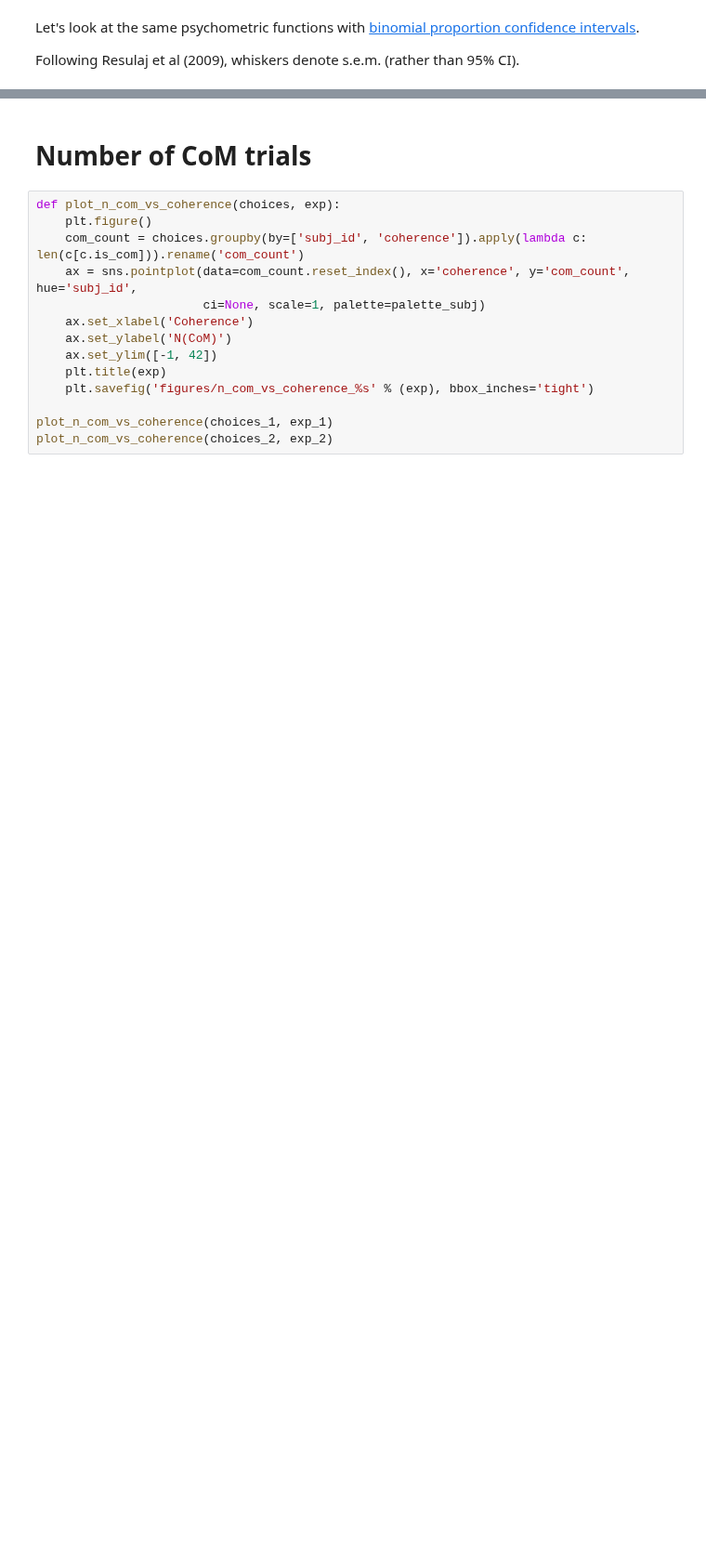
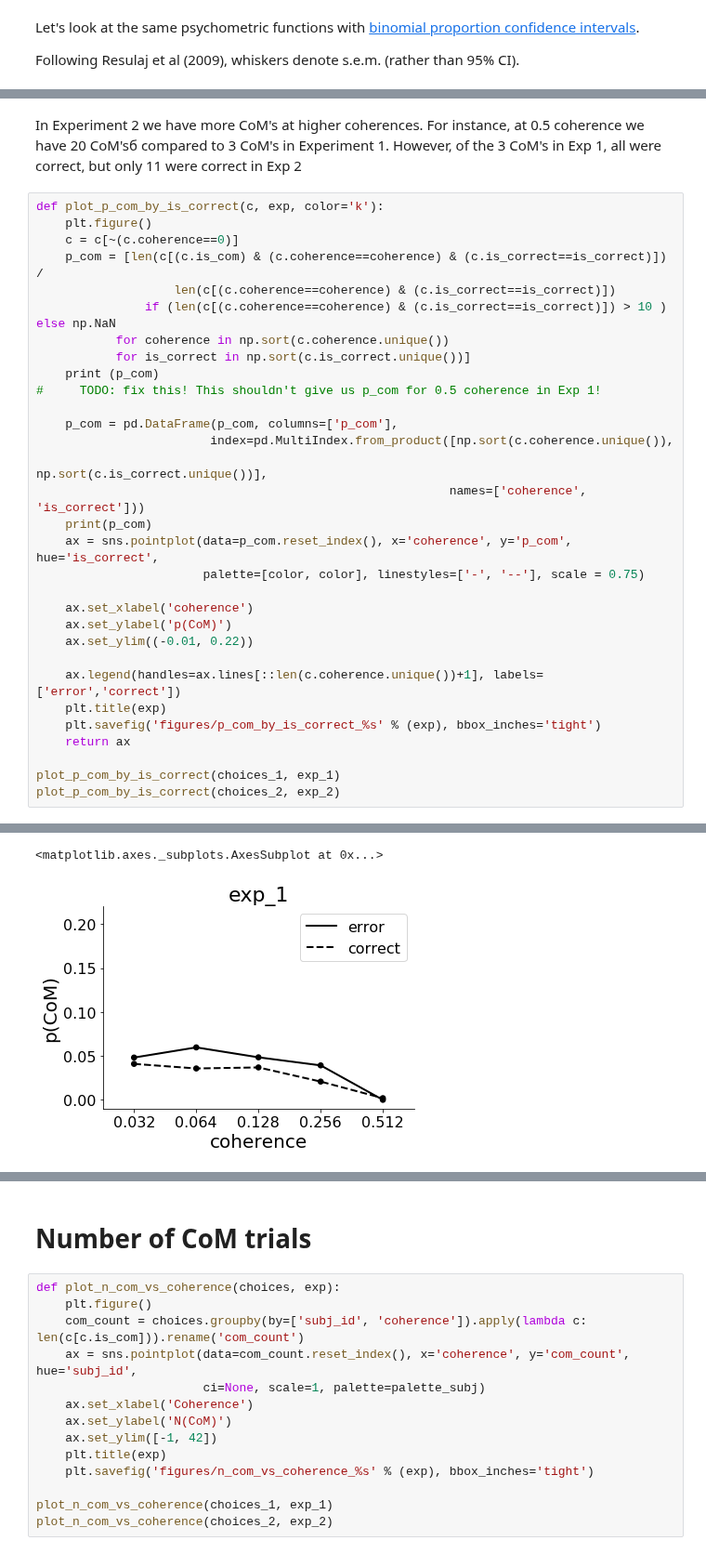
Before and after one commit to cherepaha/eyehandrdk, a Jupyter notebook: psychometrics.ipynb, the cells around one changed output, grey strips where cells are left out. Shown at 93% size. Saved outputs shown, nothing was run; the diff lists cells and outputs as text; blank space fills up the shorter version.

```diff
--- a/psychometrics.ipynb
+++ b/psychometrics.ipynb
@@ -168,0 +221,34 @@ plot_psychometric_function_ci(choices_2, exp_2)
+# %% [markdown]
+In Experiment 2 we have more CoM's at higher coherences. For instance, at 0.5 coherence we have 20 CoM'sб compared to 3 CoM's in Experiment 1. However, of the 3 CoM's in Exp 1, all were correct, but only 11 were correct in Exp 2
+# %%
+def plot_p_com_by_is_correct(c, exp, color='k'):
+    plt.figure()
+    c = c[~(c.coherence==0)]
+    p_com = [len(c[(c.is_com) & (c.coherence==coherence) & (c.is_correct==is_correct)]) /
+                   len(c[(c.coherence==coherence) & (c.is_correct==is_correct)])
+               if (len(c[(c.coherence==coherence) & (c.is_correct==is_correct)]) > 10 ) else np.NaN
+           for coherence in np.sort(c.coherence.unique())
+           for is_correct in np.sort(c.is_correct.unique())]
+    print (p_com)
+#     TODO: fix this! This shouldn't give us p_com for 0.5 coherence in Exp 1!
+
+    p_com = pd.DataFrame(p_com, columns=['p_com'],
+                        index=pd.MultiIndex.from_product([np.sort(c.coherence.unique()),
+                                                          np.sort(c.is_correct.unique())],
+                                                         names=['coherence', 'is_correct']))
+    print(p_com)
+    ax = sns.pointplot(data=p_com.reset_index(), x='coherence', y='p_com', hue='is_correct',
+                       palette=[color, color], linestyles=['-', '--'], scale = 0.75)
+
+    ax.set_xlabel('coherence')
+    ax.set_ylabel('p(CoM)')
+    ax.set_ylim((-0.01, 0.22))
+
+    ax.legend(handles=ax.lines[::len(c.coherence.unique())+1], labels=['error','correct'])
+    plt.title(exp)
+    plt.savefig('figures/p_com_by_is_correct_%s' % (exp), bbox_inches='tight')
+    return ax
+
+plot_p_com_by_is_correct(choices_1, exp_1)
+plot_p_com_by_is_correct(choices_2, exp_2)
+# %% [output]
@@ -168,0 +272,2 @@ plot_psychometric_function_ci(choices_2, exp_2)
+<matplotlib.axes._subplots.AxesSubplot at 0x...>
+[figure, added]
```
Also changed, not shown: parts of 9 cells of this notebook.
